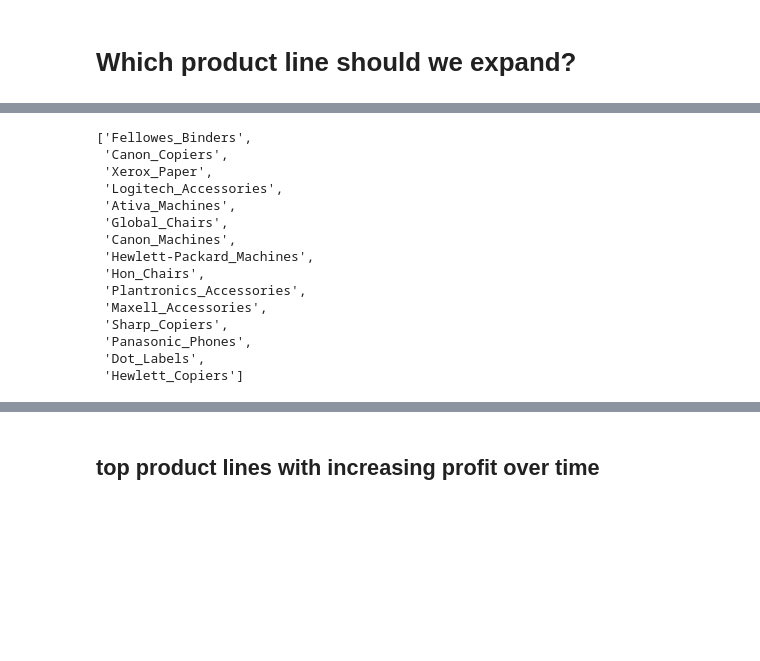
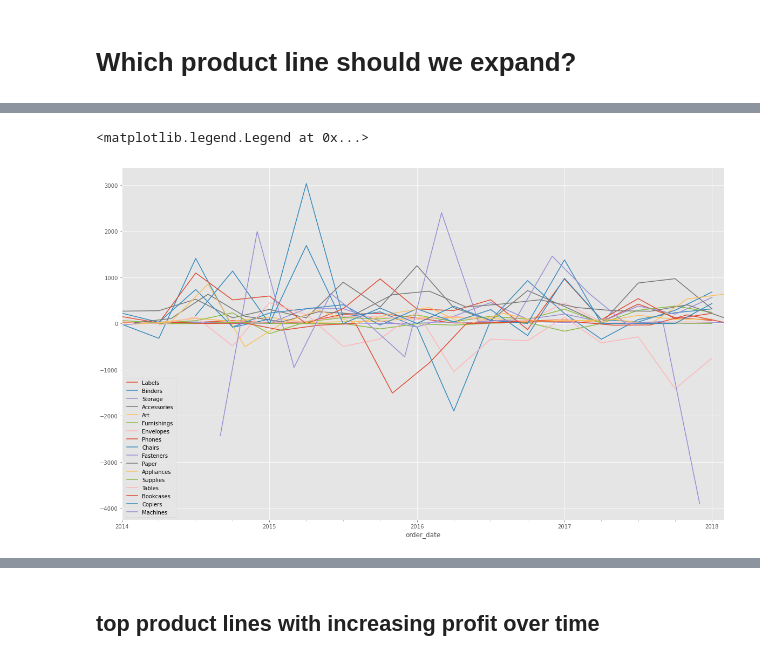
Before and after one commit to Waterman-Teceno-TSA/time-series-project, a Jupyter notebook: teceno_work_2.ipynb, the cells around one changed output, grey strips where cells are left out. Saved outputs shown, nothing was run; the diff lists cells and outputs as text; code cells hidden in the pictures; blank space fills up the shorter version.

```diff
--- a/teceno_work_2.ipynb
+++ b/teceno_work_2.ipynb
@@ -33,0 +74,4 @@ str.split('Maxell iVDR_Accessories')
+# %%
+#make a list of sub_categories
+sub_categories = df.sub_category.unique()
+sub_categories
@@ -34,22 +146,12 @@ str.split('Maxell iVDR_Accessories')
+# %%
+for sub_category in sub_categories:
+    plt = df[df.sub_category==sub_category].resample('3M').sum()['profit'].plot(label=sub_category, figsize=(20,12))
+plt.legend(loc='lower left')
+# %% [output]
+<matplotlib.legend.Legend at 0x...>
+[figure, added]
 # %%
-# which product lines have highest profit overall time?
-df.groupby('product_line').agg({'profit':'sum'}).sort_values(by='profit', ascending=False).head(15)
-#store the above as a list
-high_profit_lines = df.groupby('product_line').agg({'profit':'sum'}).sort_values(by='profit', ascending=False).head(15).index.tolist()
-high_profit_lines
+# which 3 sub_category have the highest profit?
+top = df.groupby('sub_category').sum()['profit'].sort_values(ascending=False).head(3).index.tolist()
+bottom = df.groupby('sub_category').sum()['profit'].sort_values(ascending=False).tail(3).index.tolist()
+sub_categories2 = top + ['Paper'] + bottom
-# %% [output]
-['Fellowes_Binders',
- 'Canon_Copiers',
- 'Xerox_Paper',
- 'Logitech_Accessories',
- 'Ativa_Machines',
- 'Global_Chairs',
- 'Canon_Machines',
- 'Hewlett-Packard_Machines',
- 'Hon_Chairs',
- 'Plantronics_Accessories',
- 'Maxell_Accessories',
- 'Sharp_Copiers',
- 'Panasonic_Phones',
- 'Dot_Labels',
- 'Hewlett_Copiers']
```
Also changed, not shown: parts of 26 cells of this notebook.
